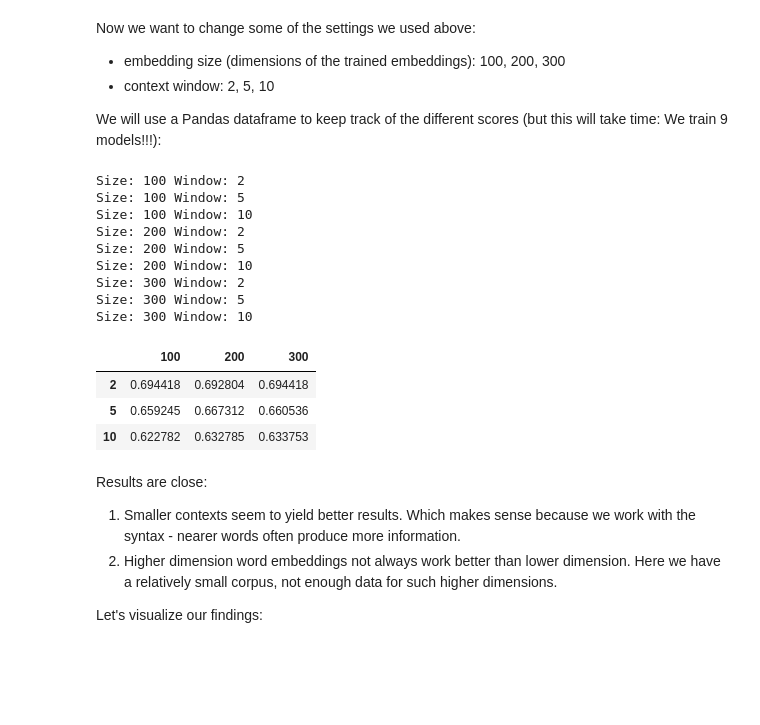
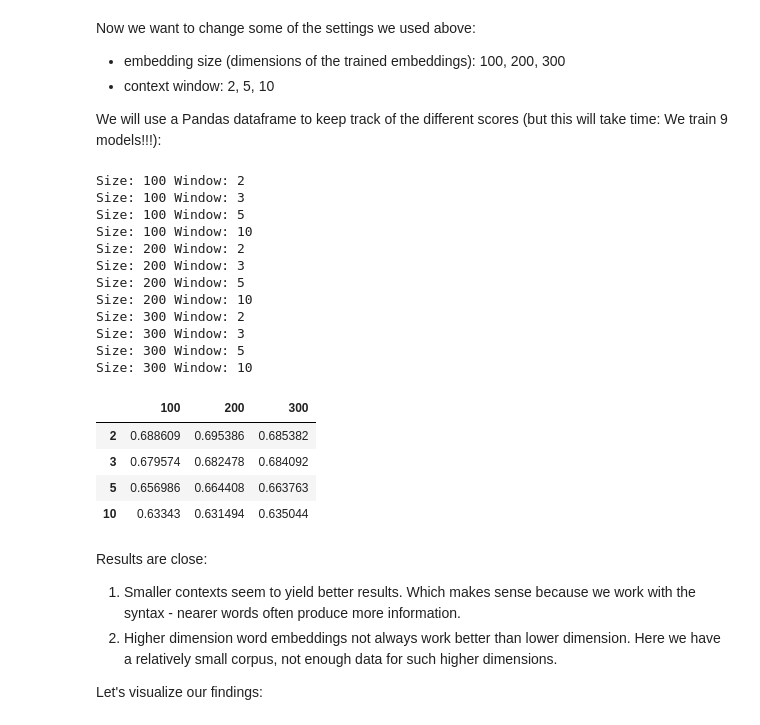
Before and after one commit to pvanhuisstede/nlp, a Jupyter notebook: 00_word_embeddings.ipynb, the cells around one changed output. Cells and saved outputs as stored; diff of their text form; code cells hidden in the pictures; blank space fills up the shorter version.

```diff
--- a/00_word_embeddings.ipynb
+++ b/00_word_embeddings.ipynb
@@ -218,32 +287,36 @@ We will use a Pandas dataframe to keep track of the different scores (but this w
 # %%
 #| export
 sizes = [100, 200, 300]
-windows = [2,5,10]
+windows = [2,3,5,10]
 
 df = pd.DataFrame(index=windows, columns=sizes)
 
 for size in sizes:
     for window in windows:
         print("Size:", size, "Window:", window)
         model = gensim.models.Word2Vec(documents, min_count=100, window=window, vector_size=size)
         acc = evaluate(model, word2pos)
         df[size][window] = acc
 
 df
 # %% [output]
 Size: 100 Window: 2
+Size: 100 Window: 3
 Size: 100 Window: 5
 Size: 100 Window: 10
 Size: 200 Window: 2
+Size: 200 Window: 3
 Size: 200 Window: 5
 Size: 200 Window: 10
 Size: 300 Window: 2
+Size: 300 Window: 3
 Size: 300 Window: 5
 Size: 300 Window: 10
 |  | 100 | 200 | 300 |
-| 2 | 0.694418 | 0.692804 | 0.694418 |
-| 5 | 0.659245 | 0.667312 | 0.660536 |
-| 10 | 0.622782 | 0.632785 | 0.633753 |
+| 2 | 0.688609 | 0.695386 | 0.685382 |
+| 3 | 0.679574 | 0.682478 | 0.684092 |
+| 5 | 0.656986 | 0.664408 | 0.663763 |
+| 10 | 0.63343 | 0.631494 | 0.635044 |
 # %% [markdown]
 Results are close:
 
```
Also changed, not shown: parts of 18 cells of this notebook, 5 other files.
